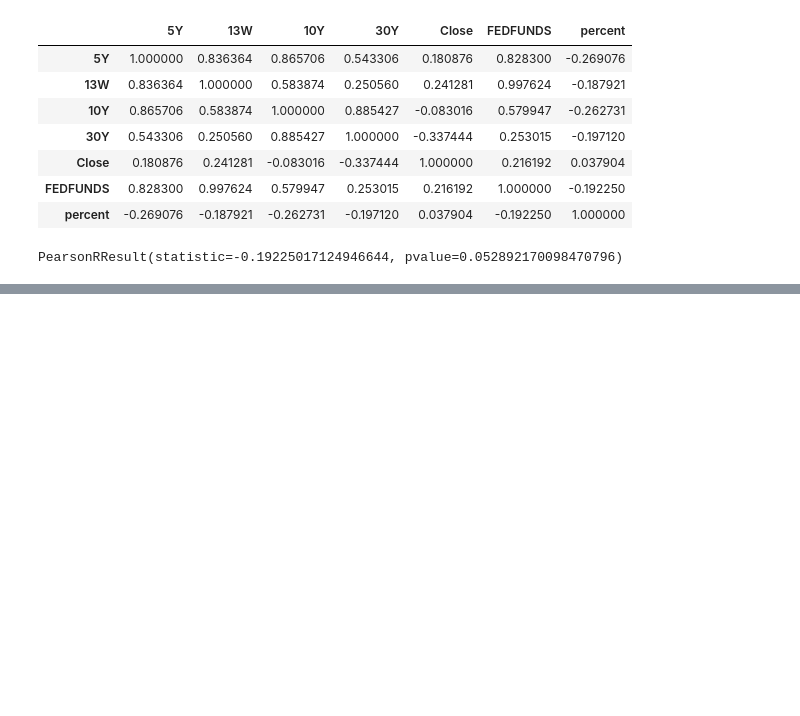
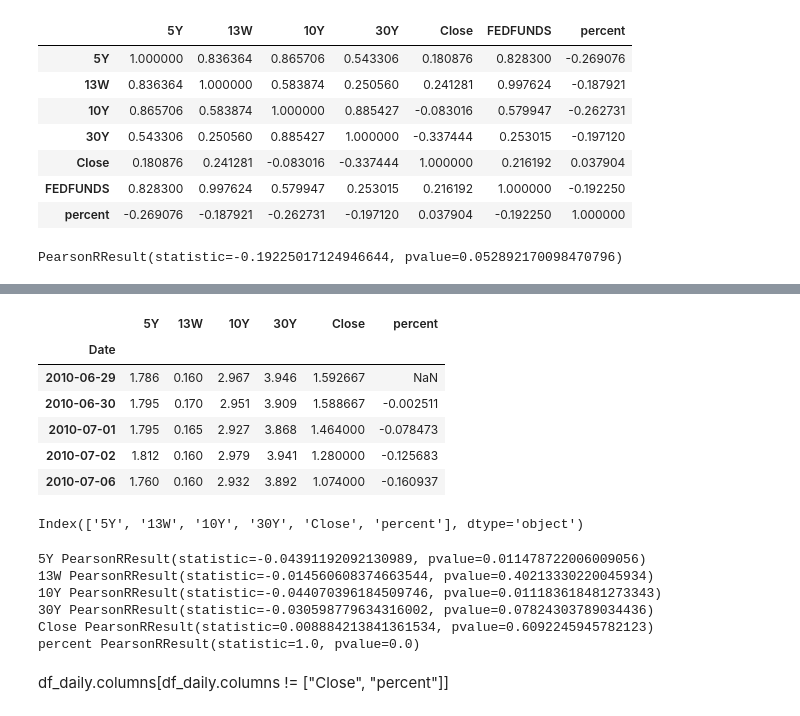
Before and after one commit to ahn283/projects, a Jupyter notebook: interest rate/interest_eda.ipynb, the cells around one changed output, grey strips where cells are left out. Cells and saved outputs as stored; diff of their text form; code cells hidden in the pictures; blank space fills up the shorter version.

```diff
--- a/interest rate/interest_eda.ipynb
+++ b/interest rate/interest_eda.ipynb
@@ -403,0 +424,3 @@ FED와 변화율 간에 의미있는 약한 음의관계!
+# %%
+df_daily = df.copy()
+df_daily.head()
@@ -403,0 +435,11 @@ FED와 변화율 간에 의미있는 약한 음의관계!
+# %%
+df_daily["percent"] = df_daily["Close"].pct_change()
+df_daily.head()
+# %% [output]
+|  | 5Y | 13W | 10Y | 30Y | Close | percent |
+| Date |  |  |  |  |  |  |
+| 2010-06-29 | 1.786 | 0.160 | 2.967 | 3.946 | 1.592667 | NaN |
+| 2010-06-30 | 1.795 | 0.170 | 2.951 | 3.909 | 1.588667 | -0.002511 |
+| 2010-07-01 | 1.795 | 0.165 | 2.927 | 3.868 | 1.464000 | -0.078473 |
+| 2010-07-02 | 1.812 | 0.160 | 2.979 | 3.941 | 1.280000 | -0.125683 |
+| 2010-07-06 | 1.760 | 0.160 | 2.932 | 3.892 | 1.074000 | -0.160937 |
@@ -403,0 +448,17 @@ FED와 변화율 간에 의미있는 약한 음의관계!
+# %%
+df_daily.columns[df_daily.columns != ("Close", "percent")]
+# %% [output]
+Index(['5Y', '13W', '10Y', '30Y', 'Close', 'percent'], dtype='object')
+# %%
+for column in df_daily.columns[df_daily.columns != ("Close", "percent")]:
+    corr = stats.pearsonr(df_daily["percent"], df_daily[column])
+    print(column, corr)
+# %% [output]
+5Y PearsonRResult(statistic=-0.04391192092130989, pvalue=0.011478722006009056)
+13W PearsonRResult(statistic=-0.014560608374663544, pvalue=0.40213330220045934)
+10Y PearsonRResult(statistic=-0.044070396184509746, pvalue=0.011183618481273343)
+30Y PearsonRResult(statistic=-0.030598779634316002, pvalue=0.07824303789034436)
+Close PearsonRResult(statistic=0.008884213841361534, pvalue=0.6092245945782123)
+percent PearsonRResult(statistic=1.0, pvalue=0.0)
+# %% [markdown]
+df_daily.columns[df_daily.columns != ["Close", "percent"]]
```
Also changed, not shown: parts of 9 cells of this notebook, 2 other files.
